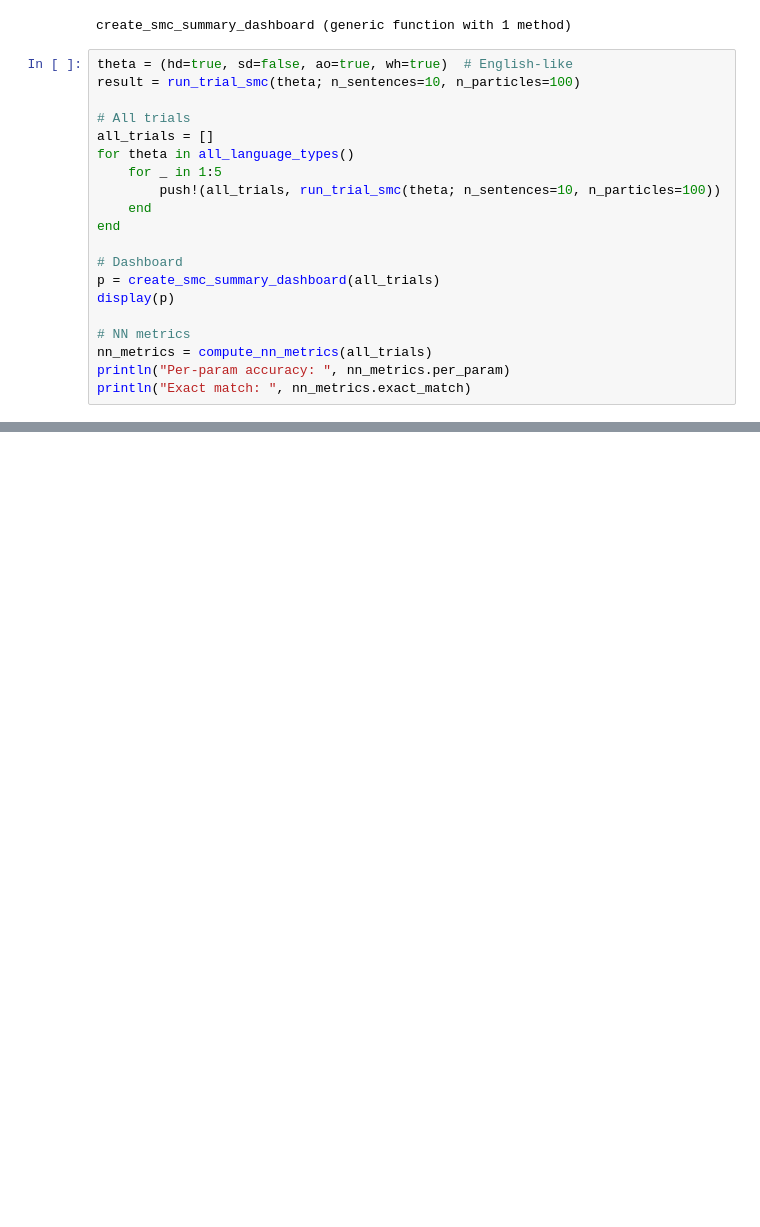
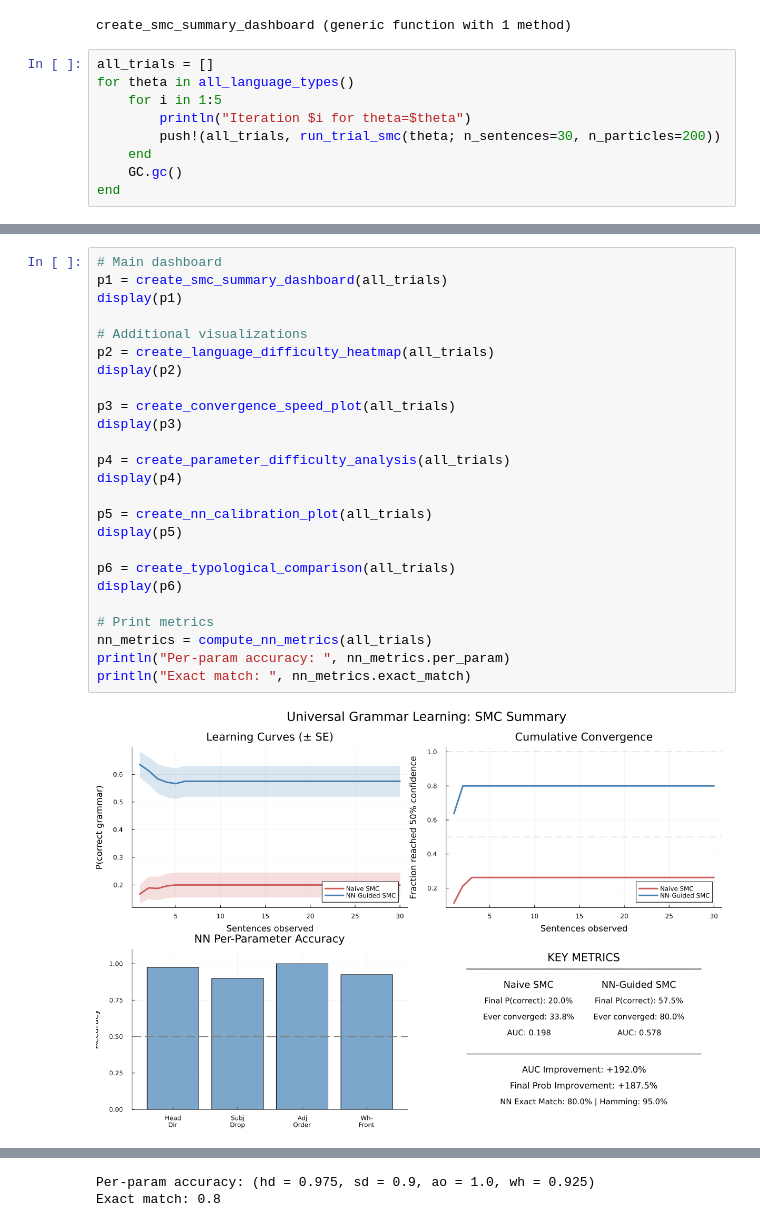
Before and after one commit to vitoratcacamargo/aom, a Jupyter notebook: notebooks/ug_genmodel_v0.ipynb, the cells around one changed output, grey strips where cells are left out. Saved outputs shown, nothing was run; the diff lists cells and outputs as text; blank space fills up the shorter version.

Commit message:
Added recursive sentences, improved genmodel, added new and better stats

```diff
--- a/notebooks/ug_genmodel_v0.ipynb
+++ b/notebooks/ug_genmodel_v0.ipynb
@@ -878,22 +938,11 @@ end
 # %% [output]
 create_smc_summary_dashboard (generic function with 1 method)
 # %%
-theta = (hd=true, sd=false, ao=true, wh=true)  # English-like
-result = run_trial_smc(theta; n_sentences=10, n_particles=100)
-
-# All trials
 all_trials = []
 for theta in all_language_types()
-    for _ in 1:5
-        push!(all_trials, run_trial_smc(theta; n_sentences=10, n_particles=100))
+    for i in 1:5
+        println("Iteration $i for theta=$theta")
+        push!(all_trials, run_trial_smc(theta; n_sentences=30, n_particles=200))
     end
+    GC.gc()
 end
-
-# Dashboard
-p = create_smc_summary_dashboard(all_trials)
-display(p)
-
-# NN metrics
-nn_metrics = compute_nn_metrics(all_trials)
-println("Per-param accuracy: ", nn_metrics.per_param)
-println("Exact match: ", nn_metrics.exact_match)
@@ -899,0 +1245,27 @@ println("Exact match: ", nn_metrics.exact_match)
+# %%
+# Main dashboard
+p1 = create_smc_summary_dashboard(all_trials)
+display(p1)
+
+# Additional visualizations
+p2 = create_language_difficulty_heatmap(all_trials)
+display(p2)
+
+p3 = create_convergence_speed_plot(all_trials)
+display(p3)
+
+p4 = create_parameter_difficulty_analysis(all_trials)
+display(p4)
+
+p5 = create_nn_calibration_plot(all_trials)
+display(p5)
+
+p6 = create_typological_comparison(all_trials)
+display(p6)
+
+# Print metrics
+nn_metrics = compute_nn_metrics(all_trials)
+println("Per-param accuracy: ", nn_metrics.per_param)
+println("Exact match: ", nn_metrics.exact_match)
+# %% [output]
+[figure, added]
@@ -899,0 +1277,2 @@ println("Exact match: ", nn_metrics.exact_match)
+Per-param accuracy: (hd = 0.975, sd = 0.9, ao = 1.0, wh = 0.925)
+Exact match: 0.8
```
Also changed, not shown: parts of 22 cells of this notebook, 3 other files.
